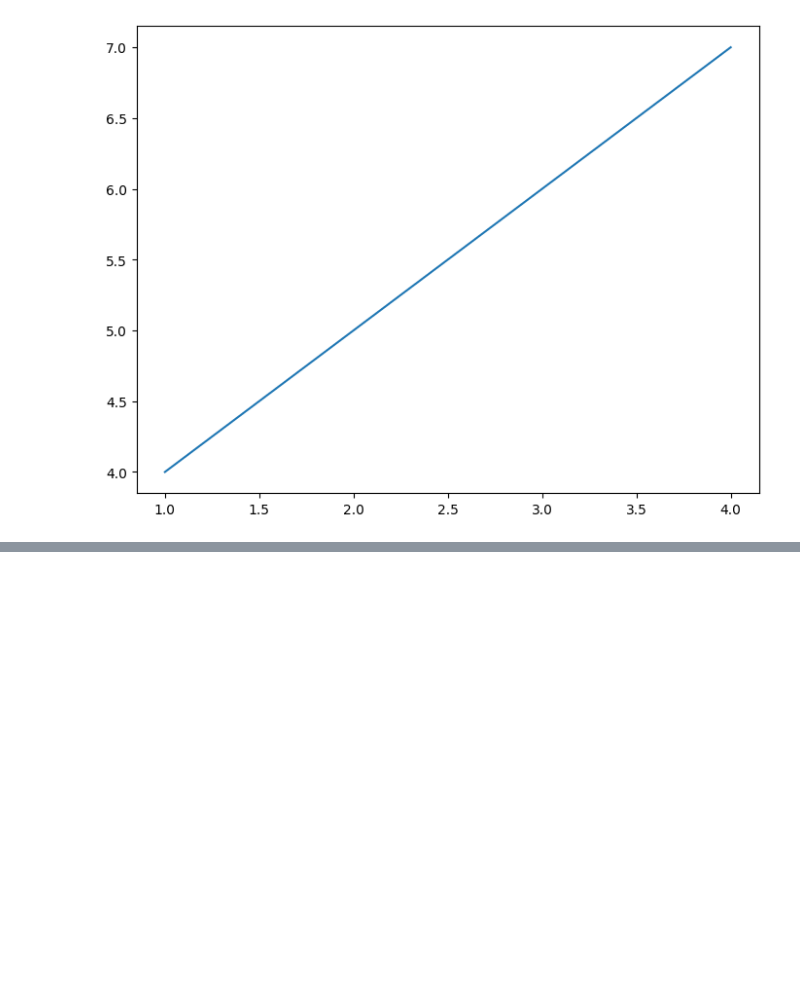
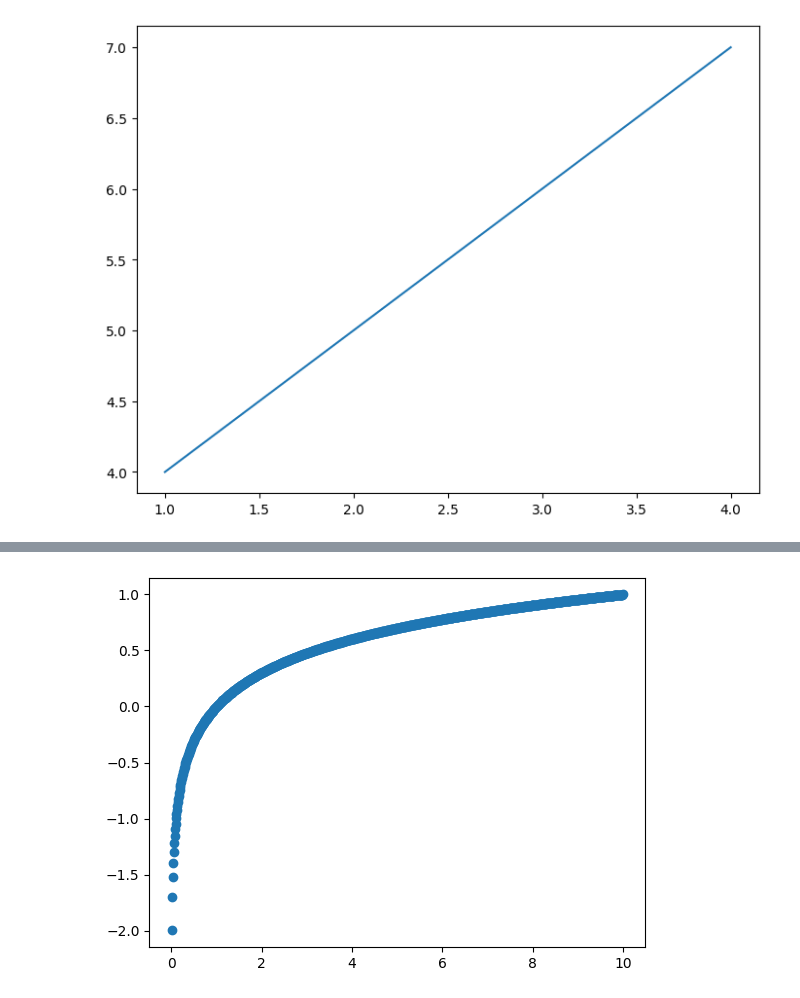
Before and after one commit to kanishkraj-ops/Machine-Learning, a Jupyter notebook: MATPLOTLIB_Plotting_and_Data_Visualization.ipynb, the cells around one changed output, grey strips where cells are left out. Drawn from its saved outputs; the diff is of its cells as text; code cells hidden in the pictures; blank space fills up the shorter version.

```diff
--- a/MATPLOTLIB_Plotting_and_Data_Visualization.ipynb
+++ b/MATPLOTLIB_Plotting_and_Data_Visualization.ipynb
@@ -41,0 +97,5 @@ ax.plot(x,y);
+# %%
+fig, ax = plt.subplots()
+ax.scatter(x,np.log10(x));
+# %% [output]
+[figure, added]
```
Also changed, not shown: parts of 8 cells of this notebook.
